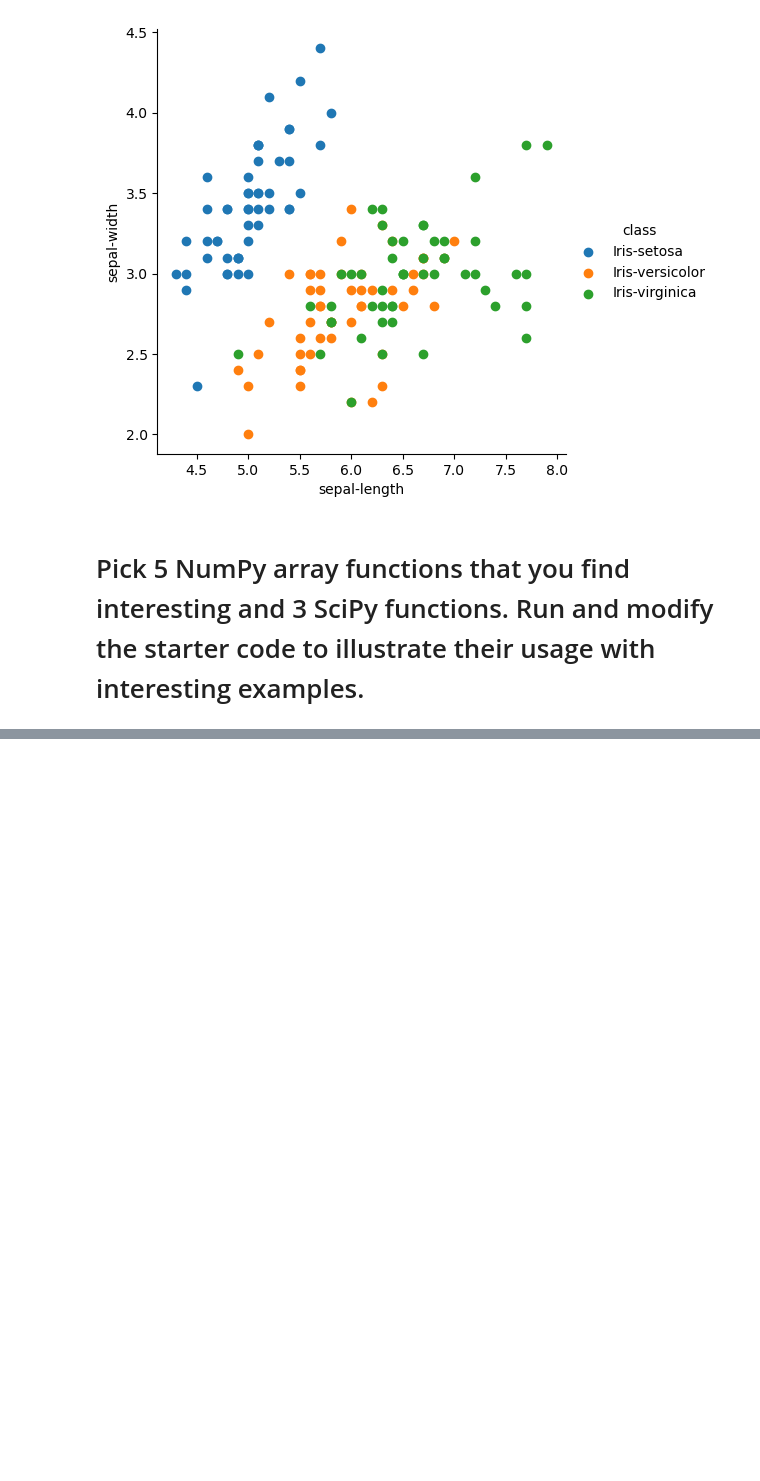
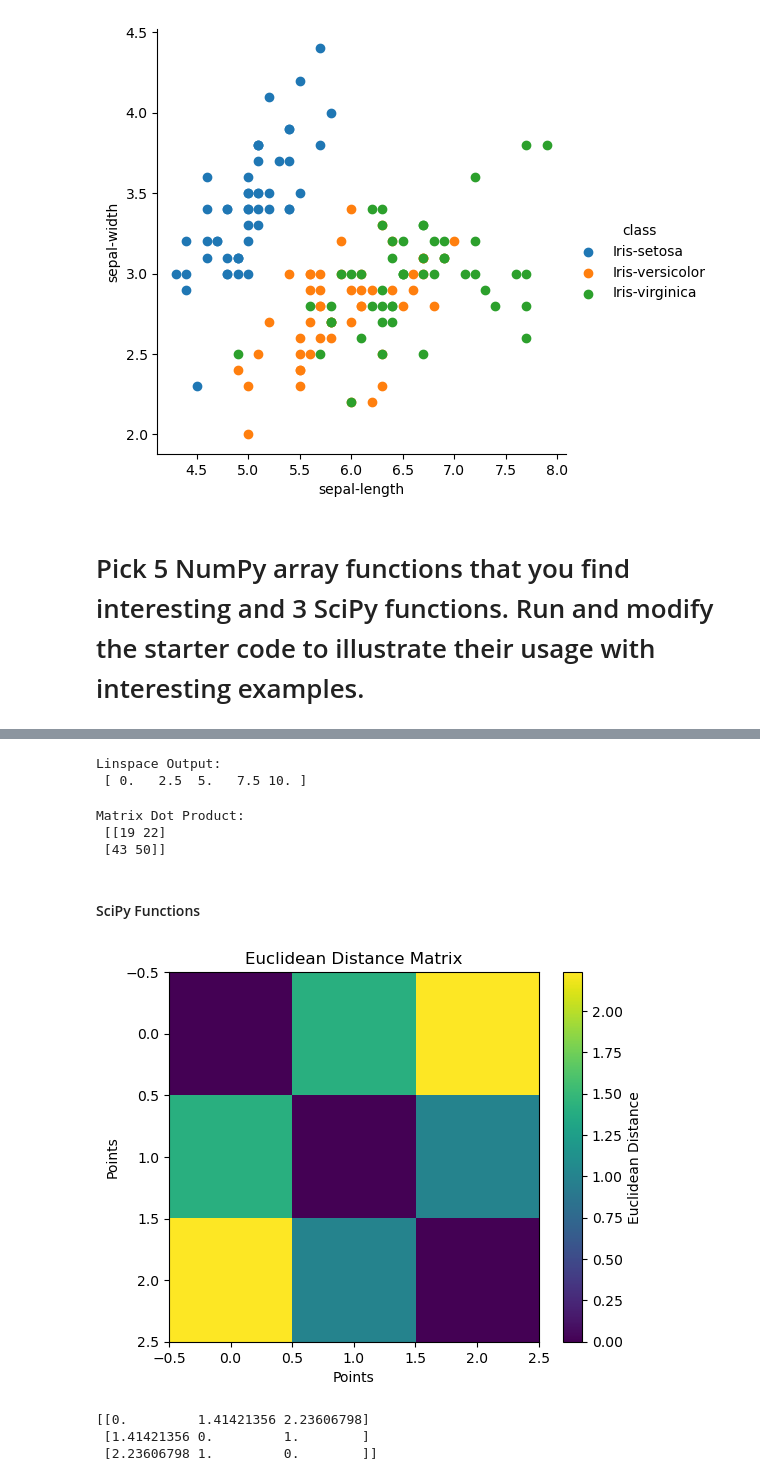
Before and after one commit to DiazHumberto/Lab-3, a Jupyter notebook: Lab_Exercise_2.ipynb, the cells around one changed output, grey strips where cells are left out. Saved outputs shown, nothing was run; the diff lists cells and outputs as text; code cells hidden in the pictures; blank space fills up the shorter version.

Commit message:
Numpy and Scipy examples added, just revised them

```diff
--- a/Lab_Exercise_2.ipynb
+++ b/Lab_Exercise_2.ipynb
@@ -500,0 +536,21 @@ print(a)
+# %%
+# 4. np.linspace - Creating Evenly Spaced Values
+# Generates 5 evenly spaced numbers between 0 and 10.
+x = np.linspace(0, 10, 5)
+print("Linspace Output:\n", x)
+# %% [output]
+Linspace Output:
+ [ 0.   2.5  5.   7.5 10. ]
+# %%
+# 5. np.dot - Matrix Multiplication
+# Performs dot product of two 2x2 matrices.
+a = np.array([[1, 2], [3, 4]])
+b = np.array([[5, 6], [7, 8]])
+dot_product = np.dot(a, b)
+print("Matrix Dot Product:\n", dot_product)
+# %% [output]
+Matrix Dot Product:
+ [[19 22]
+ [43 50]]
+# %% [markdown]
+#### SciPy Functions
@@ -500,0 +565,30 @@ print(a)
+# %%
+# 1. scipy.spatial.distance - Euclidean Distance Matrix
+
+# Create an array of points
+x = np.array([[0, 1], [1, 0], [2, 0]])
+
+# Compute the Euclidean distances between the points
+d = squareform(pdist(x, 'euclidean'))
+
+# Plot the Euclidean distance matrix as a heatmap
+plt.imshow(d, cmap='viridis', interpolation='none')
+plt.colorbar(label='Euclidean Distance')  # Add color bar for scale
+
+# Set plot title
+plt.title("Euclidean Distance Matrix")
+
+# Label the axes
+plt.xlabel("Points")
+plt.ylabel("Points")
+
+# Display the plot
+plt.show()
+
+# Print the Euclidean distance matrix
+print(d)
+# %% [output]
+[figure, added]
+[[0.         1.41421356 2.23606798]
+ [1.41421356 0.         1.        ]
+ [2.23606798 1.         0.        ]]
```
Also changed, not shown: parts of 11 cells of this notebook.
